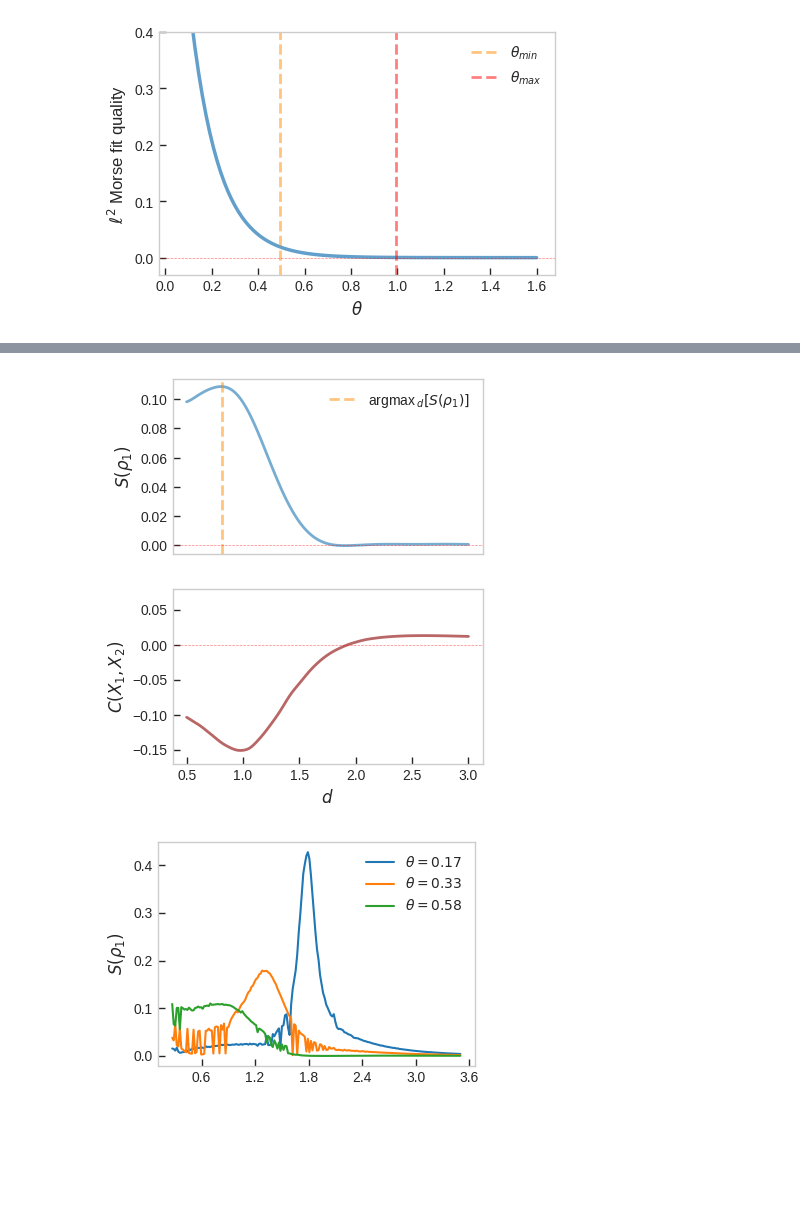
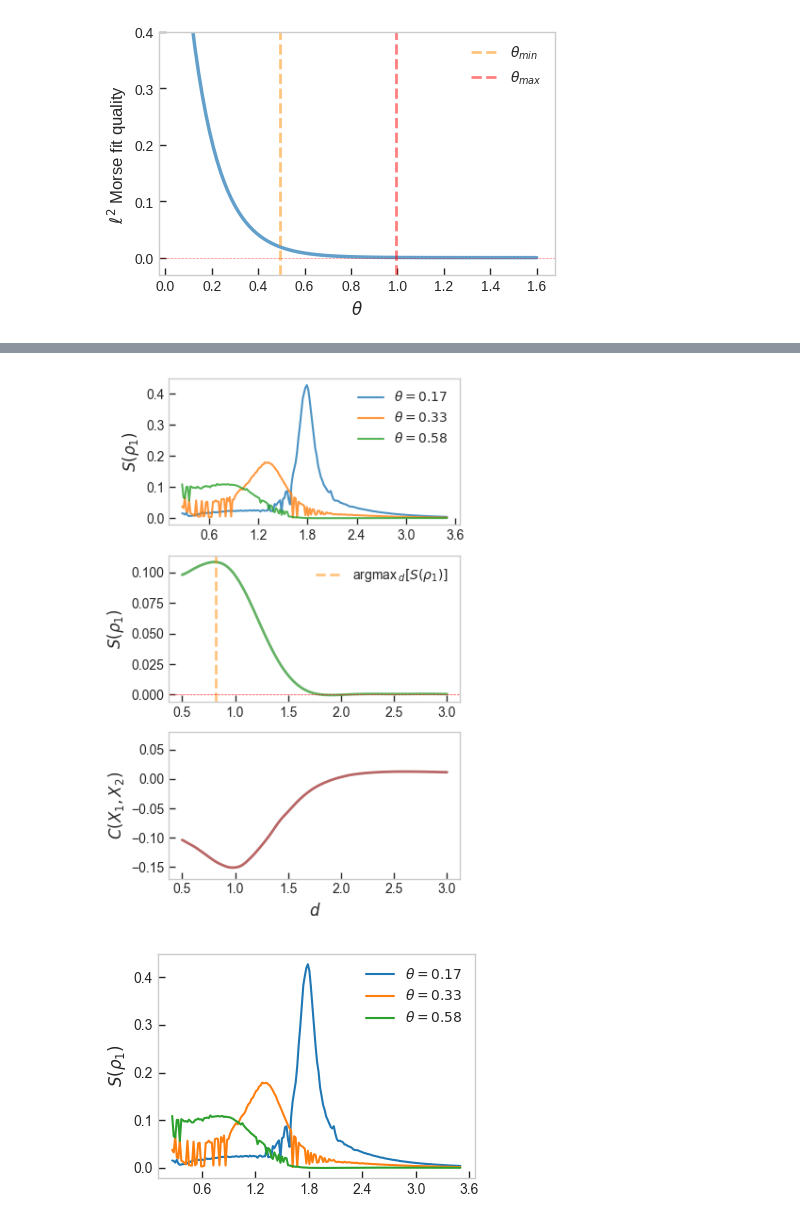
Before and after one commit to MatthieuSarkis/Long-range-intermolecular-interactions-on-a-continuous-variable-quantum-computer, a Jupyter notebook: notebooks/plots.ipynb, the cells around one changed output, grey strips where cells are left out. Drawn from its saved outputs; the diff is of its cells as text; code cells hidden in the pictures; blank space fills up the shorter version.

```diff
--- a/notebooks/plots.ipynb
+++ b/notebooks/plots.ipynb
@@ -498,60 +644,85 @@ plt.savefig(os.path.join(plots_path, 'morse_quality.pdf'), dpi=300, transparent=
 # %%
 def plot_entropy() -> None:
 
-    fig, axes = plt.subplots(nrows=2, ncols=1, sharex=True, figsize=(4,5))
-    line0, = axes[0].plot(
+    fig, axes = plt.subplots(nrows=3, ncols=1, sharex=False, figsize=(4,6))
+    line0, = axes[1].plot(
         np.linspace(0.5, 3.0, 100),
         [entropy_fit(r) for r in np.linspace(0.5, 3.0, 100)],
         alpha=0.6,
+        c='green'
     )
 
-    line1, = axes[1].plot(
+    line1, = axes[2].plot(
         np.linspace(0.5, 3.0, 100),
         [correlation_fit(r) for r in np.linspace(0.5, 3.0, 100)],
         c='darkred',
         alpha=0.6,
         linewidth=2
     )
 
-    axes[0].set_ylabel(r'$S(\rho_1)$')
-    axes[0].grid(False)
-    line2 = axes[0].axvline(x=0.81758794, label=r'argmax$\,_d[S(\rho_1)]$', linestyle = 'dashed', color = 'darkorange', alpha=0.5)
-    axes[0].legend(handles=[line0, line2])
-    axes[0].tick_params(direction=tick_dir, length=tick_len, width=tick_width)
-    axes[0].tick_params(
-    axis='x',          # changes apply to the x-axis
-    which='both',      # both major and minor ticks are affected
-    bottom=False,      # ticks along the bottom edge are off
-    top=False,         # ticks along the top edge are off
-    labelbottom=False) # labels along the bottom edge are off
+    axes[1].set_ylabel(r'$S(\rho_1)$')
+    axes[1].grid(False)
+    line2 = axes[1].axvline(x=0.81758794, label=r'argmax$\,_d[S(\rho_1)]$', linestyle = 'dashed', color = 'darkorange', alpha=0.5)
+    axes[1].legend(handles=[line0, line2])
     axes[1].tick_params(direction=tick_dir, length=tick_len, width=tick_width)
-    axes[1].legend(handles=[line1])
-    axes[1].set_xlabel(r'$d$')
-    axes[1].set_ylabel(r'$C(X_1, X_2)$')
-    axes[1].set_ylim(-0.17, 0.08)
-    axes[1].grid(False)
+    #axes[0].tick_params(
+    #axis='x',          # changes apply to the x-axis
+    #which='both',      # both major and minor ticks are affected
+    #bottom=False,      # ticks along the bottom edge are off
+    #top=False,         # ticks along the top edge are off
+    #labelbottom=False) # labels along the bottom edge are off
+    axes[1].tick_params(direction=tick_dir, length=tick_len, width=tick_width)
 
-    axes[0].axhline(
+    axes[2].tick_params(direction=tick_dir, length=tick_len, width=tick_width)
+    axes[2].legend(handles=[line1])
+    axes[2].set_ylabel(r'$C(X_1, X_2)$')
+    axes[2].set_ylim(-0.17, 0.08)
+    axes[2].grid(False)
+
+    axes[1].axhline(
         y = 0.0,
         color = 'red',
         linestyle = '--',
         alpha=0.5,
         lw=0.5
     )
 
     axes[1].axhline(
         y = 0.0,
         color = 'red',
         linestyle = '--',
         alpha=0.5,
         lw=0.5
     )
 
-    plt.savefig(os.path.join(plots_path, 'entropy_correlation.pdf'), dpi=300, transparent=False, bbox_inches='tight')
+    arr = [2,4,7]
+
+    for i in range(0,3):
+        j = arr[i]
+        ent = entropy_array[arr[i], starting_distance:]
+        line0, = axes[0].plot(
+            distances[starting_distance:][np.arange(0,len(states[0]), 1)[10:]],
+            ent[10:],
+            label = r'$\theta = {}$'.format(np.round(thetas[j], 2)),
+            lw=1.5,
+            alpha=0.8,
+        )
+
+    axes[0].legend()
+    axes[0].set_ylabel(r'$S\left(\rho_1\right)$')
+    axes[0].grid(False)
+    axes[0].xaxis.set_major_locator(plt.MaxNLocator(6))
+    axes[0].tick_params(direction=tick_dir, length=tick_len, width=tick_width)
+    axes[2].set_xlabel(r'$d$')
+    axes[0].legend()
+
+    plt.tight_layout()
+
+    plt.savefig(os.path.join(plots_path, 'entropy_correlation_3figs.pdf'), dpi=300, transparent=False, bbox_inches='tight')
 
 plot_entropy()
 # %% [output]
-[figure, old version]
+[figure, new version]
 # %%
 def inner_coh(alpha, beta, state):
     """
```
Also changed, not shown: parts of 1 cell of this notebook, 4 other files.
